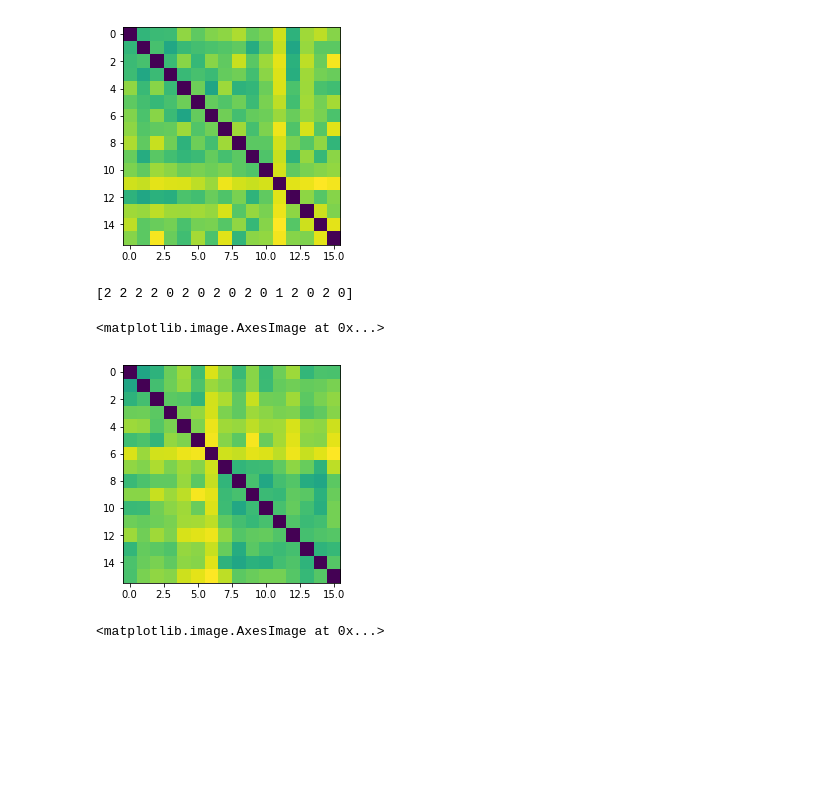
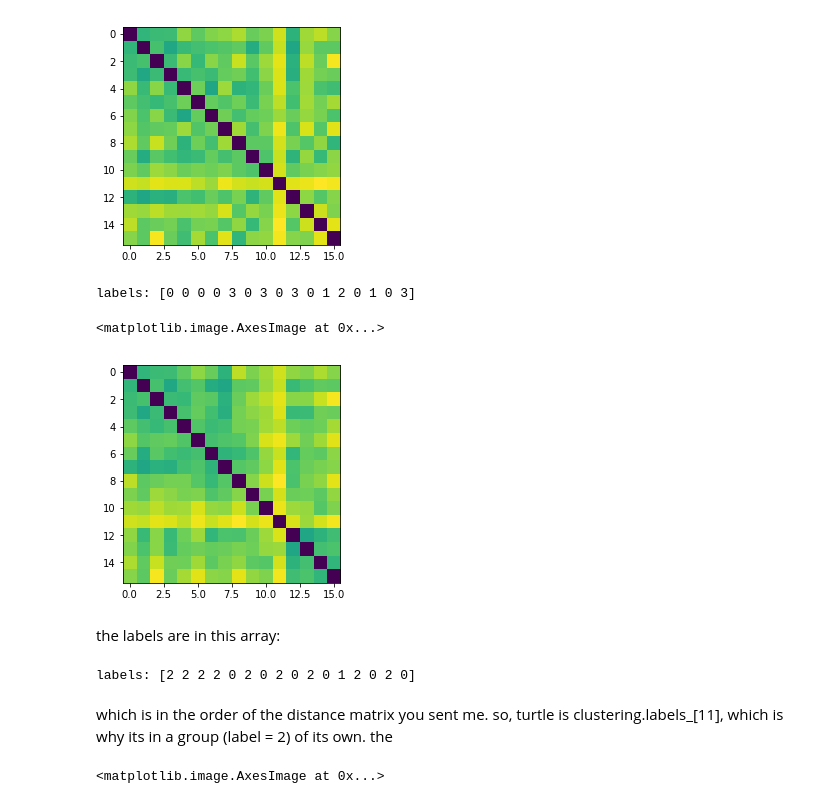
Before and after one commit to denmanlab/djd_notebooks, a Jupyter notebook: composite_images.ipynb, the cells around one changed output. Cells and saved outputs as stored; diff of their text form; code cells hidden in the pictures; blank space fills up the shorter version.

Commit message:
update composite notebook with clustering

```diff
--- a/composite_images.ipynb
+++ b/composite_images.ipynb
@@ -105,14 +105,22 @@ plt.imshow(distance_matrix)
 # %%
 from sklearn.cluster import AgglomerativeClustering
 # %%
-clustering = AgglomerativeClustering(n_clusters=3,linkage='average').fit(distance_matrix)
-print(clustering.labels_)
+clustering = AgglomerativeClustering(n_clusters=4,linkage='ward').fit(distance_matrix)
+print('labels: '+str(clustering.labels_))
 sorted_distance = distance_matrix[np.argsort(clustering.labels_),:][:,np.argsort(clustering.labels_)]
 plt.imshow(sorted_distance)
 # %% [output]
-[2 2 2 2 0 2 0 2 0 2 0 1 2 0 2 0]
+labels: [0 0 0 0 3 0 3 0 3 0 1 2 0 1 0 3]
 <matplotlib.image.AxesImage at 0x...>
-[figure, old version]
+[figure, new version]
+# %% [markdown]
+the labels are in this array:
+# %%
+print('labels: '+str(clustering.labels_))
+# %% [output]
+labels: [2 2 2 2 0 2 0 2 0 2 0 1 2 0 2 0]
+# %% [markdown]
+which is in the order of the distance matrix you sent me. so, turtle is clustering.labels_[11], which is why its in a group (label = 2) of its own. the
 # %%
 ftimage = np.fft.fft2(buffalo)
 ftimage = np.fft.fftshift(ftimage)
```
